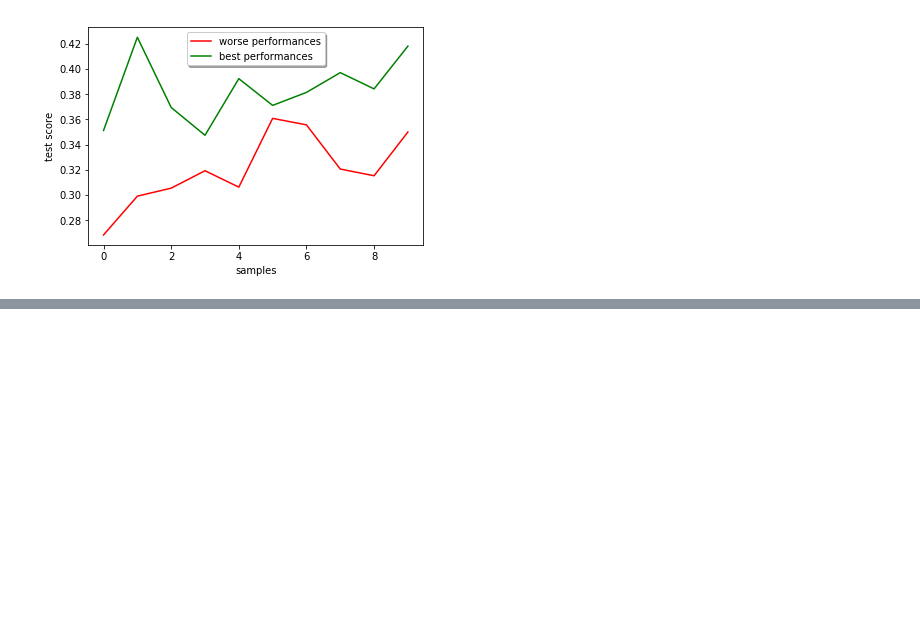
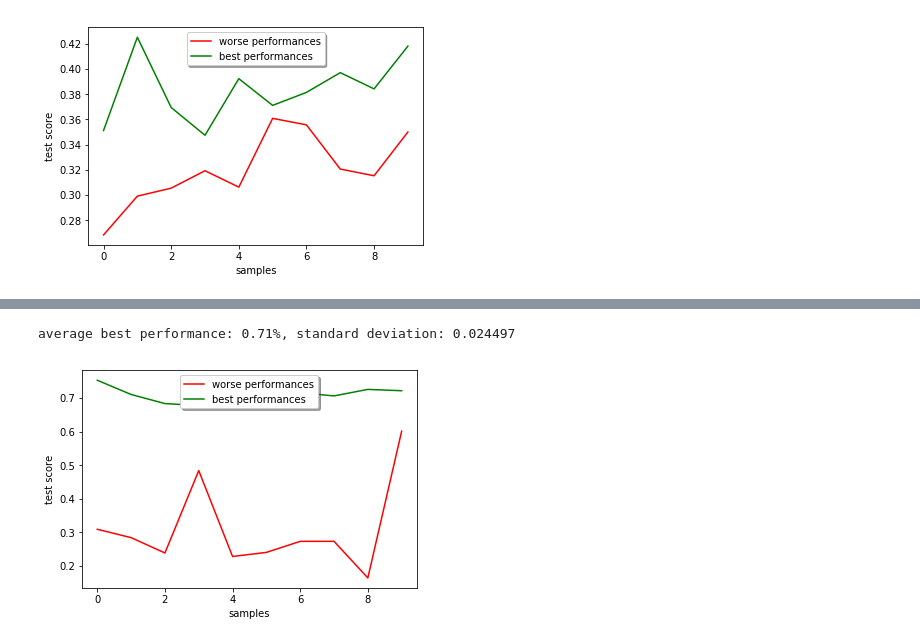
Before and after one commit to guglielmoG/MachineLearningVod, a Jupyter notebook: ML-Vod++.ipynb, the cells around one changed output, grey strips where cells are left out. Saved outputs shown, nothing was run; the diff lists cells and outputs as text; code cells hidden in the pictures; blank space fills up the shorter version.

```diff
--- a/ML-Vod++.ipynb
+++ b/ML-Vod++.ipynb
@@ -539,0 +647,5 @@ average best performance: 0.38%, standard deviation: 0.024303
+# %%
+my_perc.test()
+# %% [output]
+average best performance: 0.71%, standard deviation: 0.024497
+[figure, added]
```
Also changed, not shown: parts of 14 cells of this notebook.
